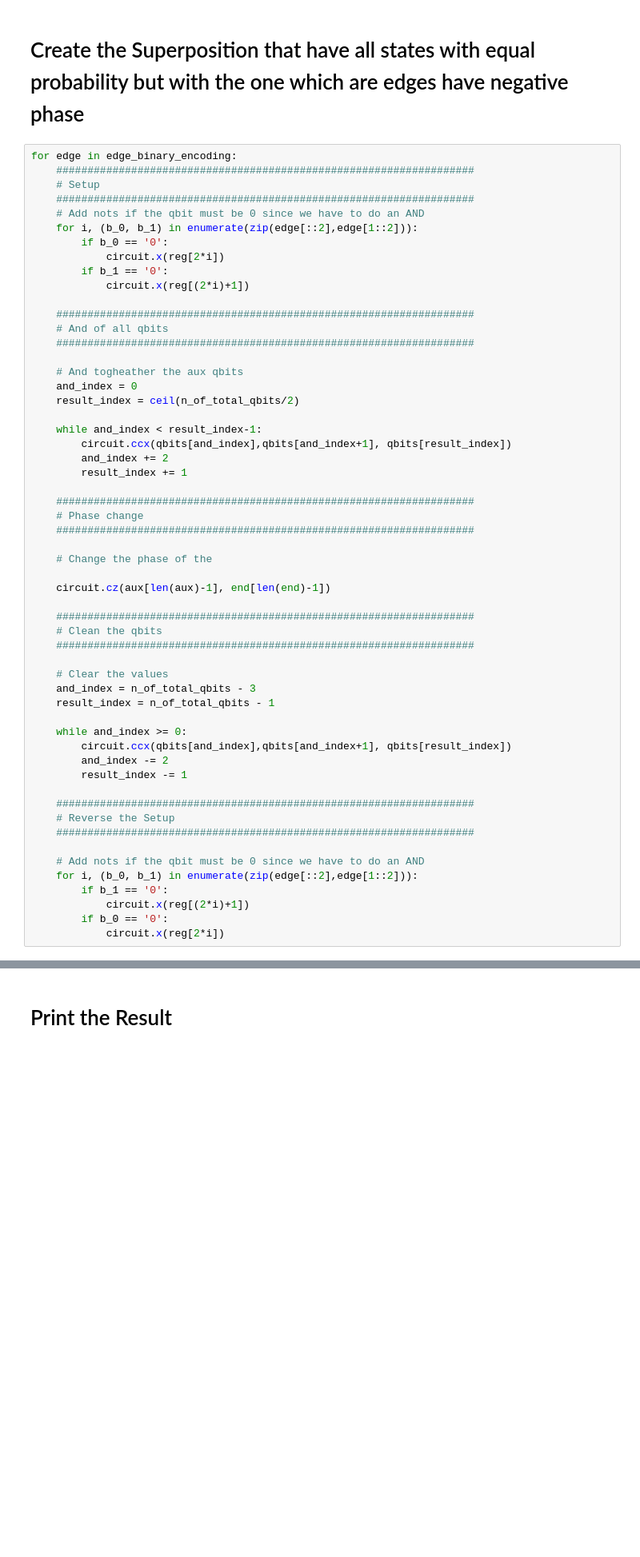
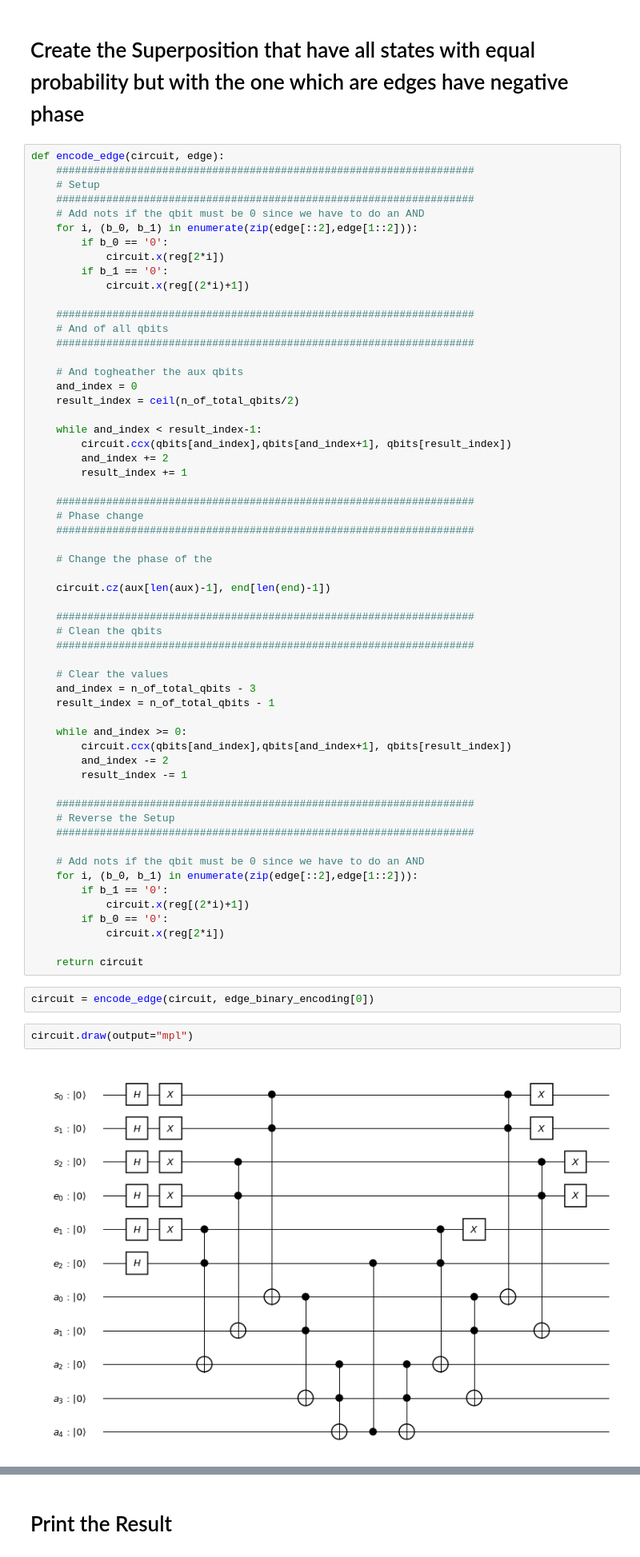
Before and after one commit to zommiommy/quantum_research, a Jupyter notebook: Minimum_Spanning_Tree/Edge Encoding Test.ipynb, the cells around one changed output, grey strips where cells are left out. Shown at 80% size. Drawn from its saved outputs; the diff is of its cells as text; blank space fills up the shorter version.

Commit message:
Updated The edge encoding adding metrics

```diff
--- a/Minimum_Spanning_Tree/Edge Encoding Test.ipynb
+++ b/Minimum_Spanning_Tree/Edge Encoding Test.ipynb
@@ -109,7 +109,7 @@ pprint(edge_binary_encoding)
 # %% [markdown]
 # Create the Superposition that have all states with equal probability but with the one which are edges have negative phase
 # %%
-for edge in edge_binary_encoding:
+def encode_edge(circuit, edge):
     ###################################################################
     # Setup
     ###################################################################
@@ -164,3 +164,11 @@ for edge in edge_binary_encoding:
             circuit.x(reg[(2*i)+1])
         if b_0 == '0':
             circuit.x(reg[2*i])
+
+    return circuit
+# %%
+circuit = encode_edge(circuit, edge_binary_encoding[0])
+# %%
+circuit.draw(output="mpl")
+# %% [output]
+[figure, added]
```
Also changed, not shown: parts of 6 cells of this notebook, 5 other files.
